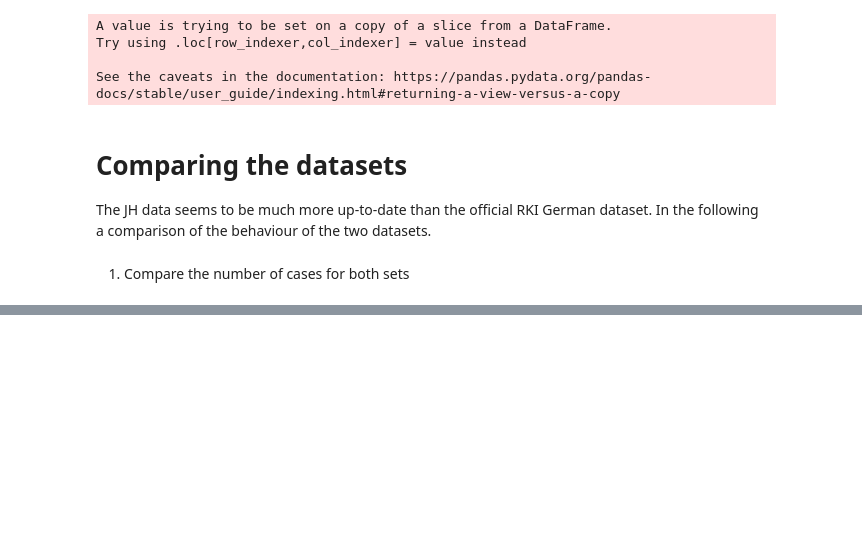
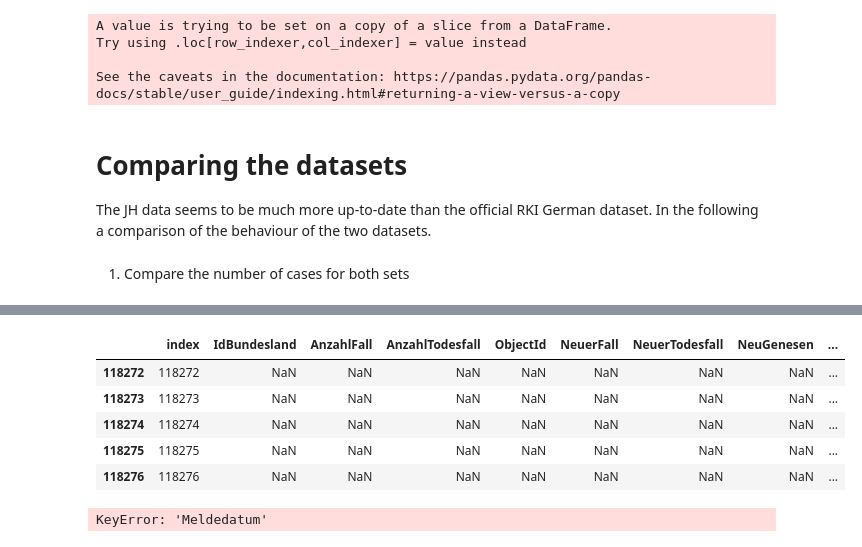
Before and after one commit to petetheat/covid19, a Jupyter notebook: data_fusion_germany.ipynb, the cells around one changed output, grey strips where cells are left out. Drawn from its saved outputs; the diff is of its cells as text; code cells hidden in the pictures; blank space fills up the shorter version.

```diff
--- a/data_fusion_germany.ipynb
+++ b/data_fusion_germany.ipynb
@@ -149,0 +232,18 @@ fig.update_layout(title='Cases deaths')
+# %%
+df_eval.tail()
+# %% [output]
+|  | index | IdBundesland | AnzahlFall | AnzahlTodesfall | ObjectId | NeuerFall | NeuerTodesfall | NeuGenesen | ... |
+| 118272 | 118272 | NaN | NaN | NaN | NaN | NaN | NaN | NaN | ... |
+| 118273 | 118273 | NaN | NaN | NaN | NaN | NaN | NaN | NaN | ... |
+| 118274 | 118274 | NaN | NaN | NaN | NaN | NaN | NaN | NaN | ... |
+| 118275 | 118275 | NaN | NaN | NaN | NaN | NaN | NaN | NaN | ... |
+| 118276 | 118276 | NaN | NaN | NaN | NaN | NaN | NaN | NaN | ... |
+# %%
+fig = go.Figure()
+fig.add_trace(go.Scatter(x=df_eval['Meldedatum'],
+                         y=df_eval['AnzahlFall'],
+                         mode='lines',
+                         name='RKI'))
+fig.update_layout(title='% of deaths')
+# %% [output]
+KeyError: 'Meldedatum'
```
Also changed, not shown: parts of 11 cells of this notebook, 1 other file.
